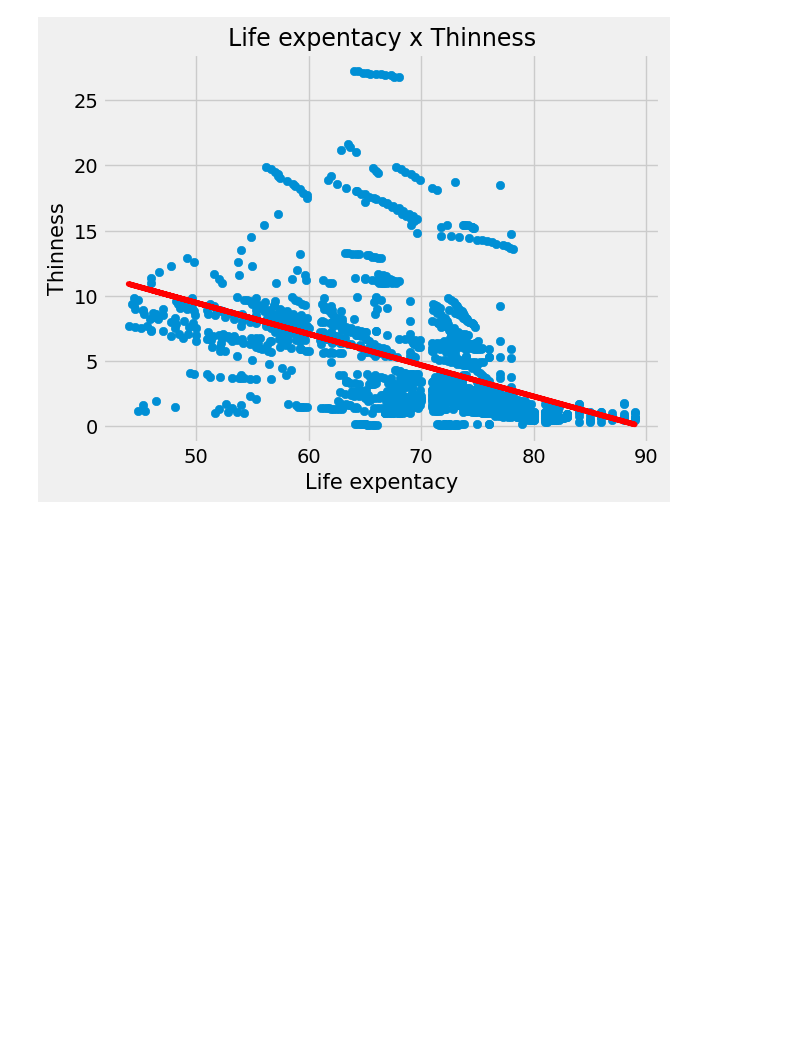
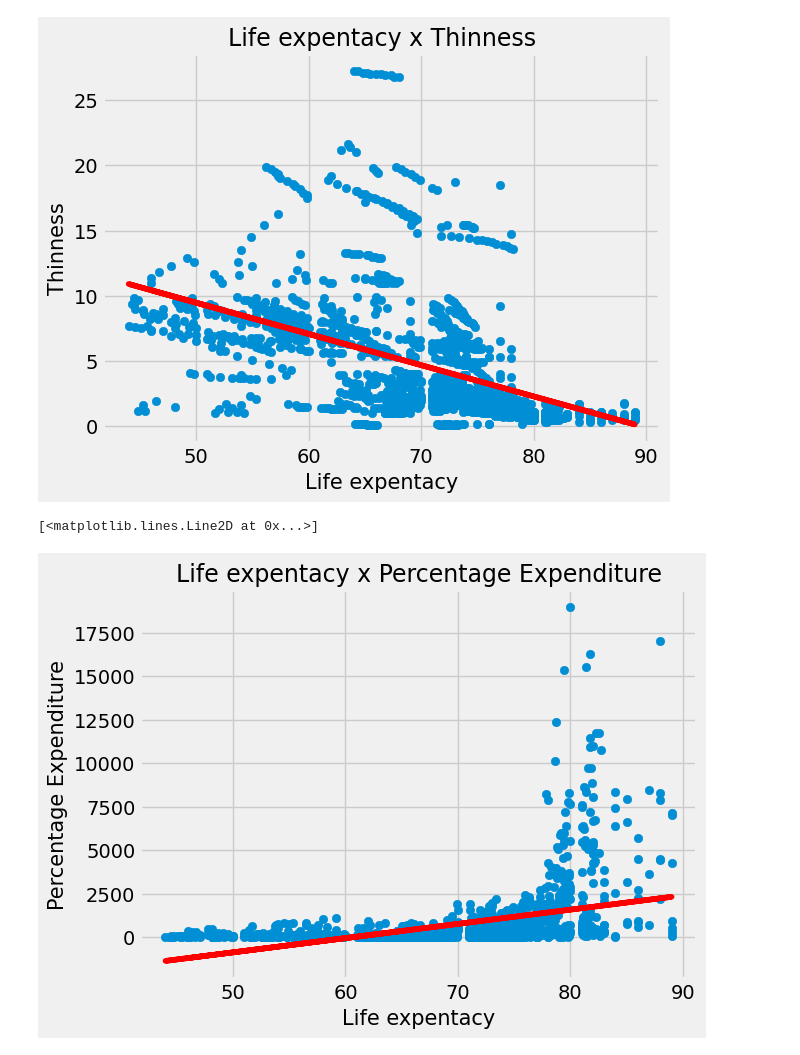
Before and after one commit to Rossetow/data-analysis-life-expectancy, a Jupyter notebook: life_expectancy_analysis.ipynb, the cells around one changed output. Cells and saved outputs as stored; diff of their text form; code cells hidden in the pictures; blank space fills up the shorter version.

```diff
--- a/life_expectancy_analysis.ipynb
+++ b/life_expectancy_analysis.ipynb
@@ -459,0 +469,23 @@ plt.plot(x, p(x), 'r')
+# %%
+# Now, into the economics
+
+x = df['Expectancy']
+
+y = df['percentage_expenditure']
+
+plt.title('Life expentacy x Percentage Expenditure', fontsize = 17)
+
+plt.xlabel('Life expentacy', fontsize = 15)
+
+plt.ylabel('Percentage Expenditure', fontsize = 15)
+
+plt.scatter(x, y)
+
+# Adding trend line
+
+z = np.polyfit(x, y, 1)
+p = np.poly1d(z)
+plt.plot(x, p(x), 'r')
+# %% [output]
+[<matplotlib.lines.Line2D at 0x...>]
+[figure, added]
```
Also changed, not shown: parts of 17 cells of this notebook, 1 other file.
